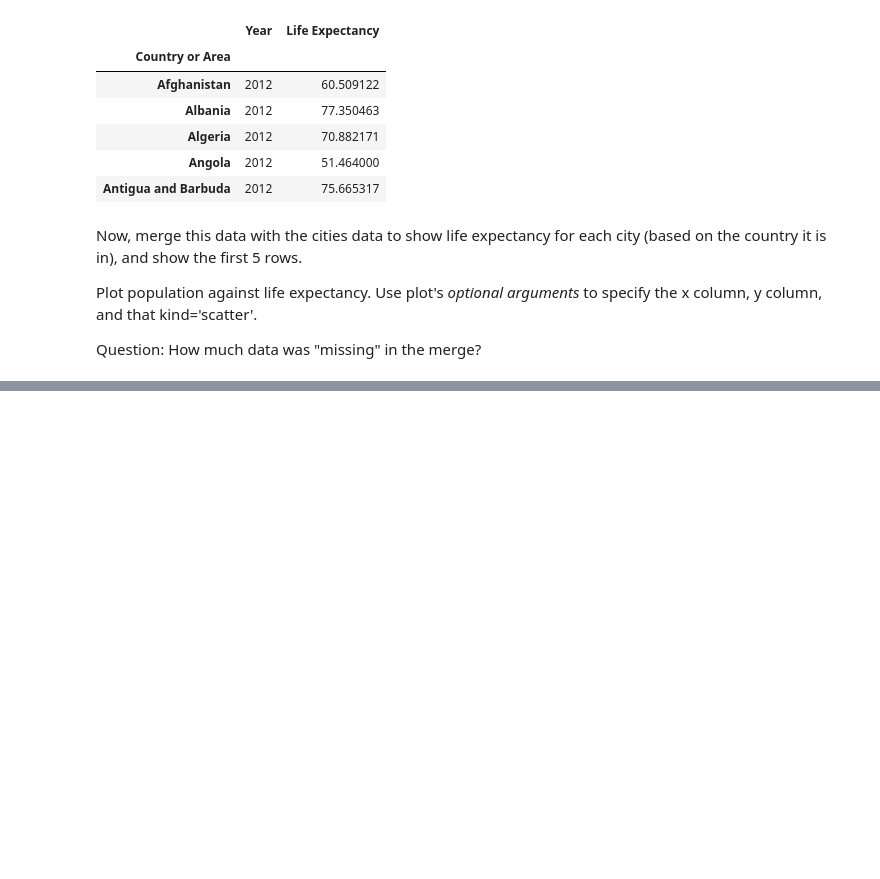
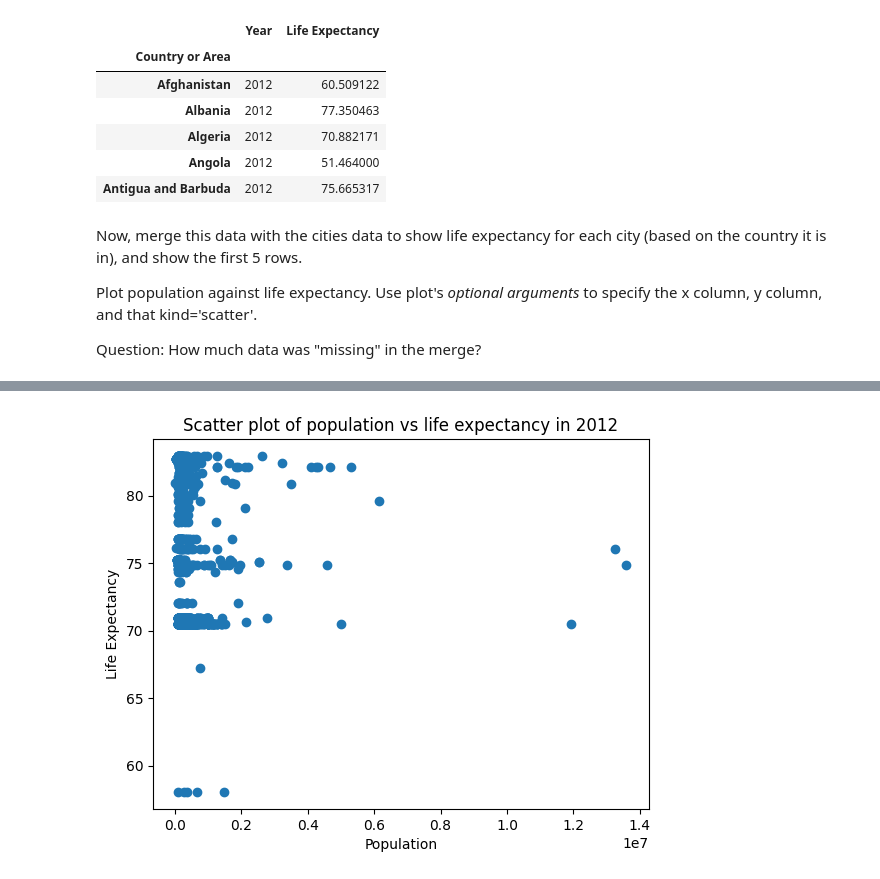
Before and after one commit to Maiasamberger/QM2, a Jupyter notebook: notebooks/RW. Merging and Joining.ipynb, the cells around one changed output, grey strips where cells are left out. Cells and saved outputs as stored; diff of their text form; code cells hidden in the pictures; blank space fills up the shorter version.

```diff
--- a/notebooks/RW. Merging and Joining.ipynb
+++ b/notebooks/RW. Merging and Joining.ipynb
@@ -587,0 +583,14 @@ plt.ylabel('Income (Net, Equivalised) [GBP]')
+# %%
+# renaming "value" column to population to make df more readable --> helps with next step: scatter plot
+
+life_expectancy.rename(columns={'Value':'Population'}, inplace=True)
+# %%
+# creating plot using matplotlib directly
+
+plt.scatter(life_expectancy['Population'], life_expectancy['Life Expectancy'])
+plt.xlabel('Population')
+plt.ylabel('Life Expectancy')
+plt.title('Scatter plot of population vs life expectancy in 2012')
+plt.show()
+# %% [output]
+[figure, added]
```
Also changed, not shown: parts of 27 cells of this notebook.
